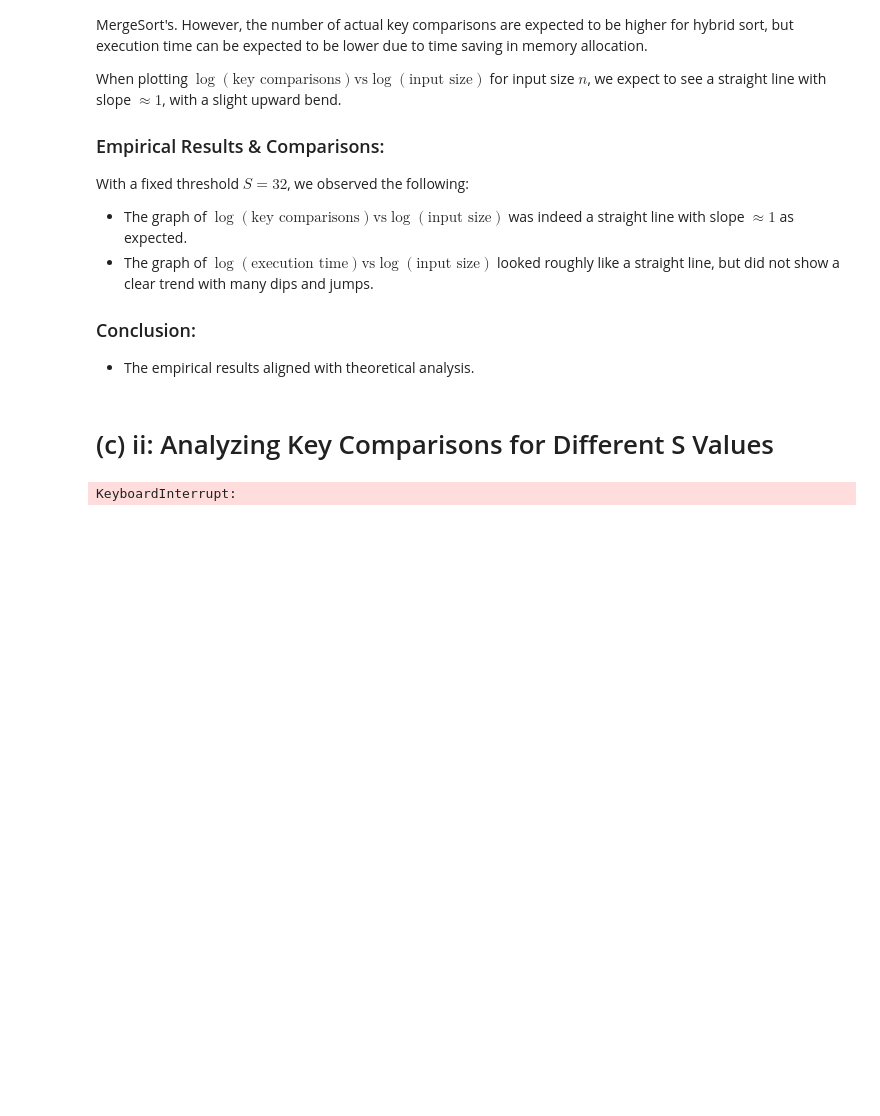
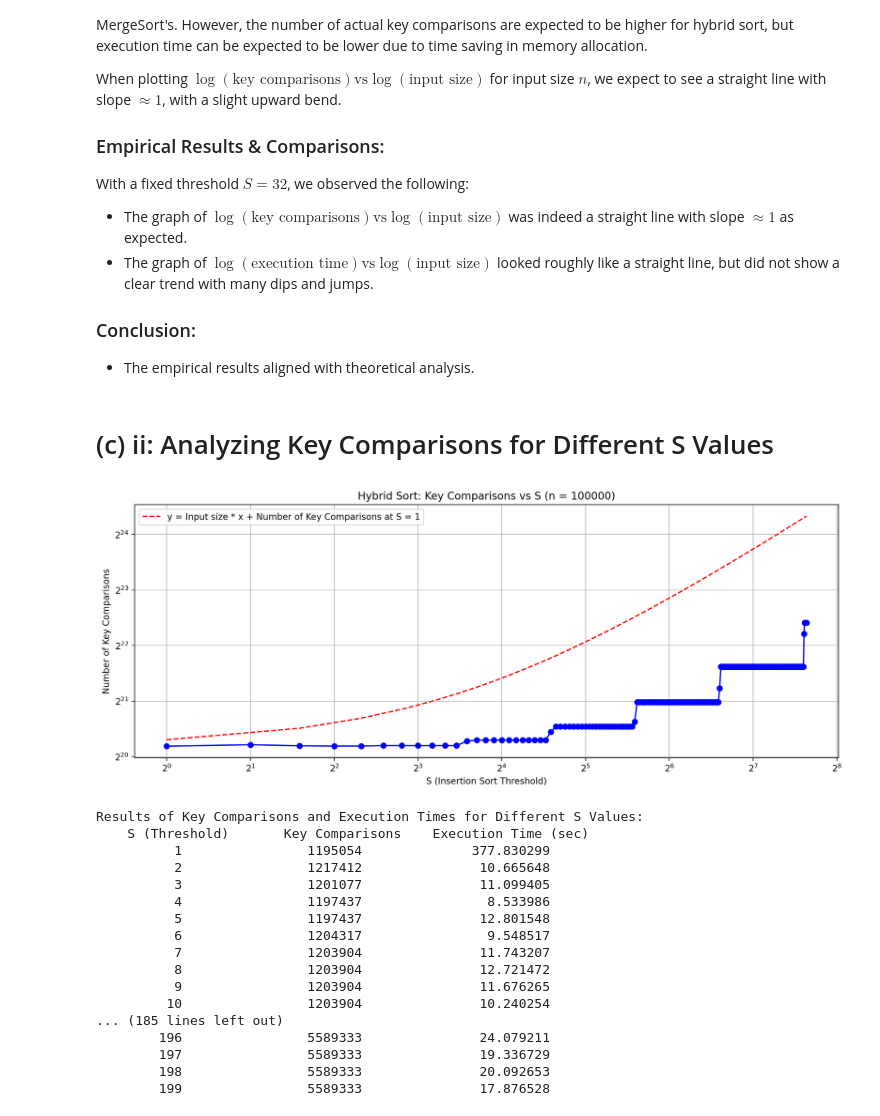
Before and after one commit to HangenYuu/SC2001-Lab, a Jupyter notebook: Project 1/compare_sort.ipynb, the cells around one changed output. Cells and saved outputs as stored; diff of their text form; code cells hidden in the pictures; blank space fills up the shorter version.

```diff
--- a/Project 1/compare_sort.ipynb
+++ b/Project 1/compare_sort.ipynb
@@ -207,13 +215,0 @@ execution_times = []
-# %%
-for S in range(1, 1025):
-    comparison_counter = ComparisonCounter()
-    arr_copy = fixed_input.copy()
-
-    start_time = time.time()
-    hybrid_sort(arr_copy, comparison_counter, S)
-    end_time = time.time()
-
-    comparisons.append(comparison_counter.get_count())
-    execution_times.append(end_time - start_time)
-# %% [output]
-KeyboardInterrupt:
@@ -220,47 +243,56 @@ KeyboardInterrupt:
 # %%
 # Create a DataFrame to hold the results
 data = {
-    "S (Threshold)": list(range(1, 1025)),
-    "Key Comparisons": comparisons,
-    "Execution Time (sec)": execution_times,
+    "S (Threshold)": list(range(1, 200)),
+    "Key Comparisons": comparison_counts,
+    "Execution Time (sec)": exec_times,
 }
 
 df = pd.DataFrame(data)
 
 # Plot comparisons
 plt.figure(figsize=(12, 5))
-plt.subplot(1, 2, 1)
 plt.plot(
-    data["S (Threshold)"], data["Key Comparisons"], marker="o", linestyle="-", color="b"
+    df["S (Threshold)"], df["Key Comparisons"], marker="o", linestyle="-", color="b"
 )
 plt.xscale("log", base=2)
 plt.yscale("log", base=2)
 plt.xlabel("S (Insertion Sort Threshold)")
 plt.ylabel("Number of Key Comparisons")
 plt.title(f"Hybrid Sort: Key Comparisons vs S (n = {n})")
 plt.grid(True)
 
-# Plot execution time
-plt.subplot(1, 2, 2)
-plt.plot(
-    data["S (Threshold)"],
-    data["Execution Time (sec)"],
-    marker="o",
-    linestyle="-",
-    color="r",
-)
-plt.xscale("log", base=2)
-plt.xlabel("S (Insertion Sort Threshold)")
-plt.ylabel("Execution Time (s)")
-plt.title(f"Hybrid Sort: Execution Time vs S (n = {n})")
-plt.grid(True)
+# Draw a straight line y=x + df["Key Comparisons"][0] in dotted red
+x = np.linspace(min(df["S (Threshold)"]), max(df["S (Threshold)"]), 100)
+y = n * x + df["Key Comparisons"][0]
+plt.plot(x, y, "r--", label=f"y = Input size * $ + Number of Key Comparisons at S = 1")
 
+plt.legend()
 plt.tight_layout()
 plt.show()
 
 # Print the table
 print("Results of Key Comparisons and Execution Times for Different S Values:")
 print(df.to_string(index=False, justify="center", col_space=20))
+# %% [output]
+[figure, added]
+Results of Key Comparisons and Execution Times for Different S Values:
+    S (Threshold)       Key Comparisons    Execution Time (sec)
+          1                1195054              377.830299
+          2                1217412               10.665648
+          3                1201077               11.099405
+          4                1197437                8.533986
+          5                1197437               12.801548
+          6                1204317                9.548517
+          7                1203904               11.743207
+          8                1203904               12.721472
+          9                1203904               11.676265
+         10                1203904               10.240254
+... (185 lines left out)
+        196                5589333               24.079211
+        197                5589333               19.336729
+        198                5589333               20.092653
+        199                5589333               17.876528
 # %% [markdown]
 ## Comparison of Empirical Results with Theoretical Time Complexity
 
```
Also changed, not shown: parts of 5 cells of this notebook, 1 other file.
